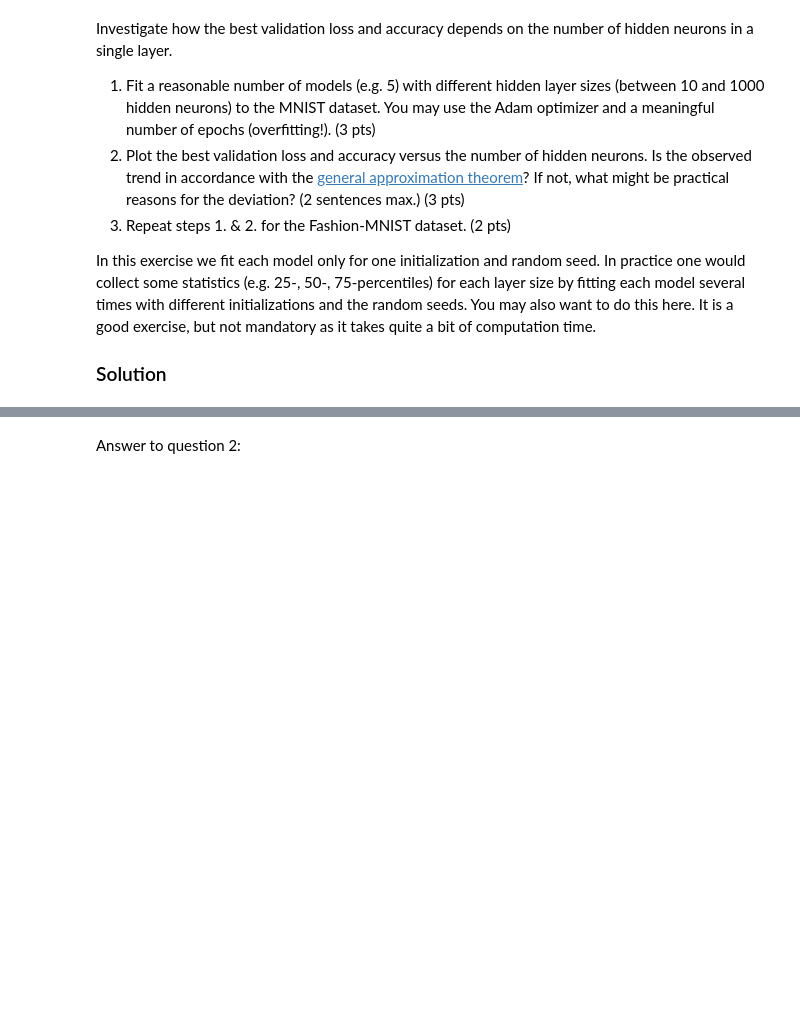
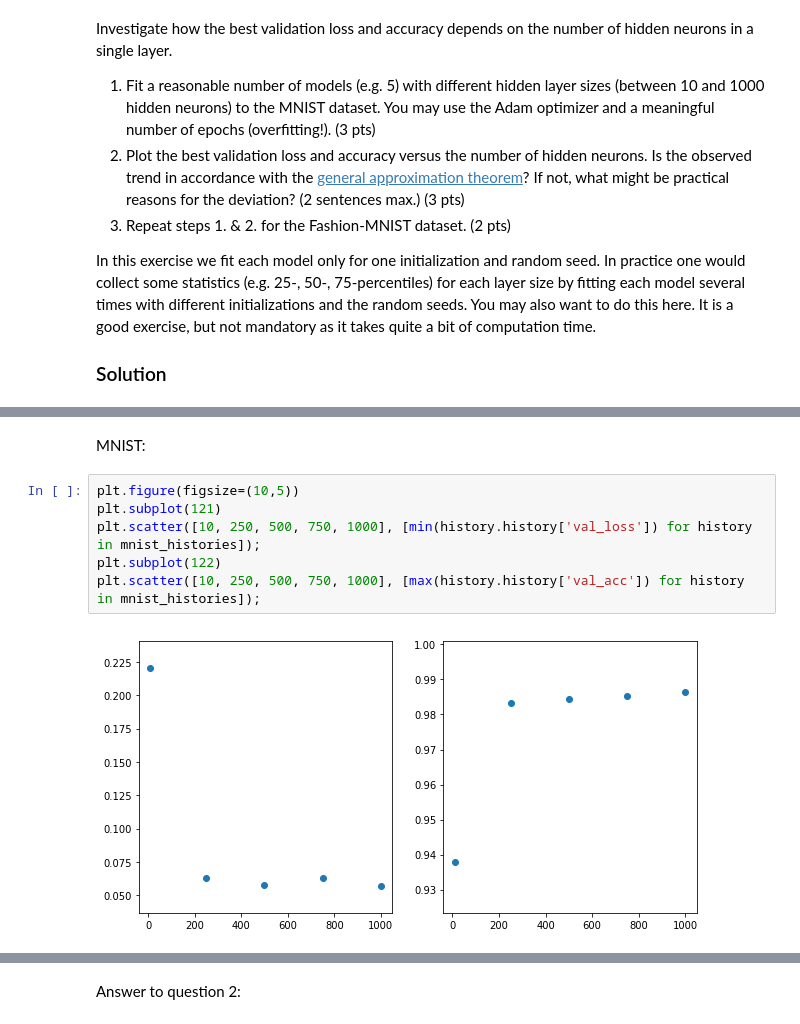
Before and after one commit to serifsonerserbest/ANN, a Jupyter notebook: miniproject1.ipynb, the cells around one changed output, grey strips where cells are left out. Drawn from its saved outputs; the diff is of its cells as text; blank space fills up the shorter version.

```diff
--- a/miniproject1.ipynb
+++ b/miniproject1.ipynb
@@ -503,0 +590,10 @@ In this exercise we fit each model only for one initialization and random seed.
+# %% [markdown]
+MNIST:
+# %%
+plt.figure(figsize=(10,5))
+plt.subplot(121)
+plt.scatter([10, 250, 500, 750, 1000], [min(history.history['val_loss']) for history in mnist_histories]);
+plt.subplot(122)
+plt.scatter([10, 250, 500, 750, 1000], [max(history.history['val_acc']) for history in mnist_histories]);
+# %% [output]
+[figure, added]
```
Also changed, not shown: parts of 11 cells of this notebook.
